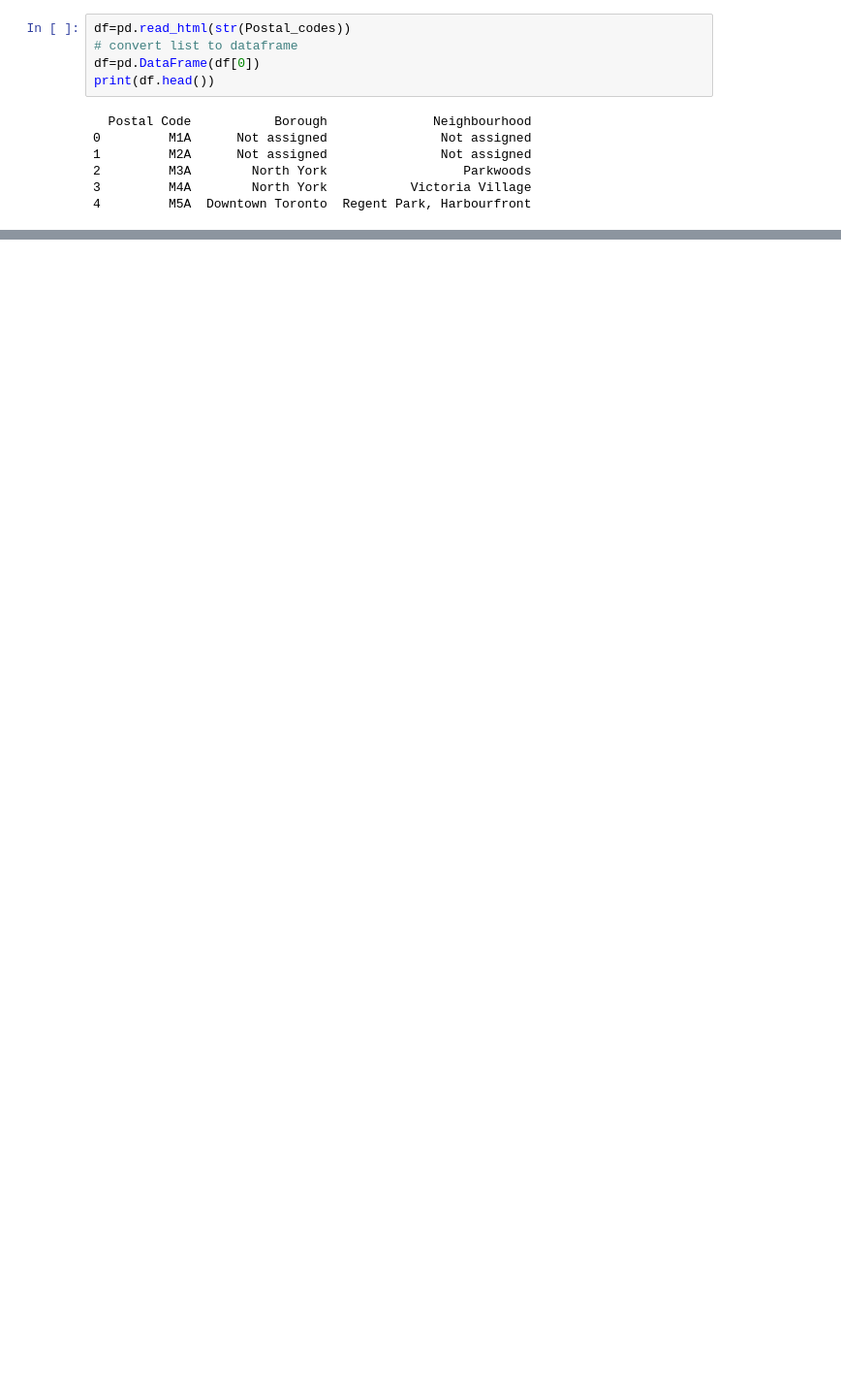
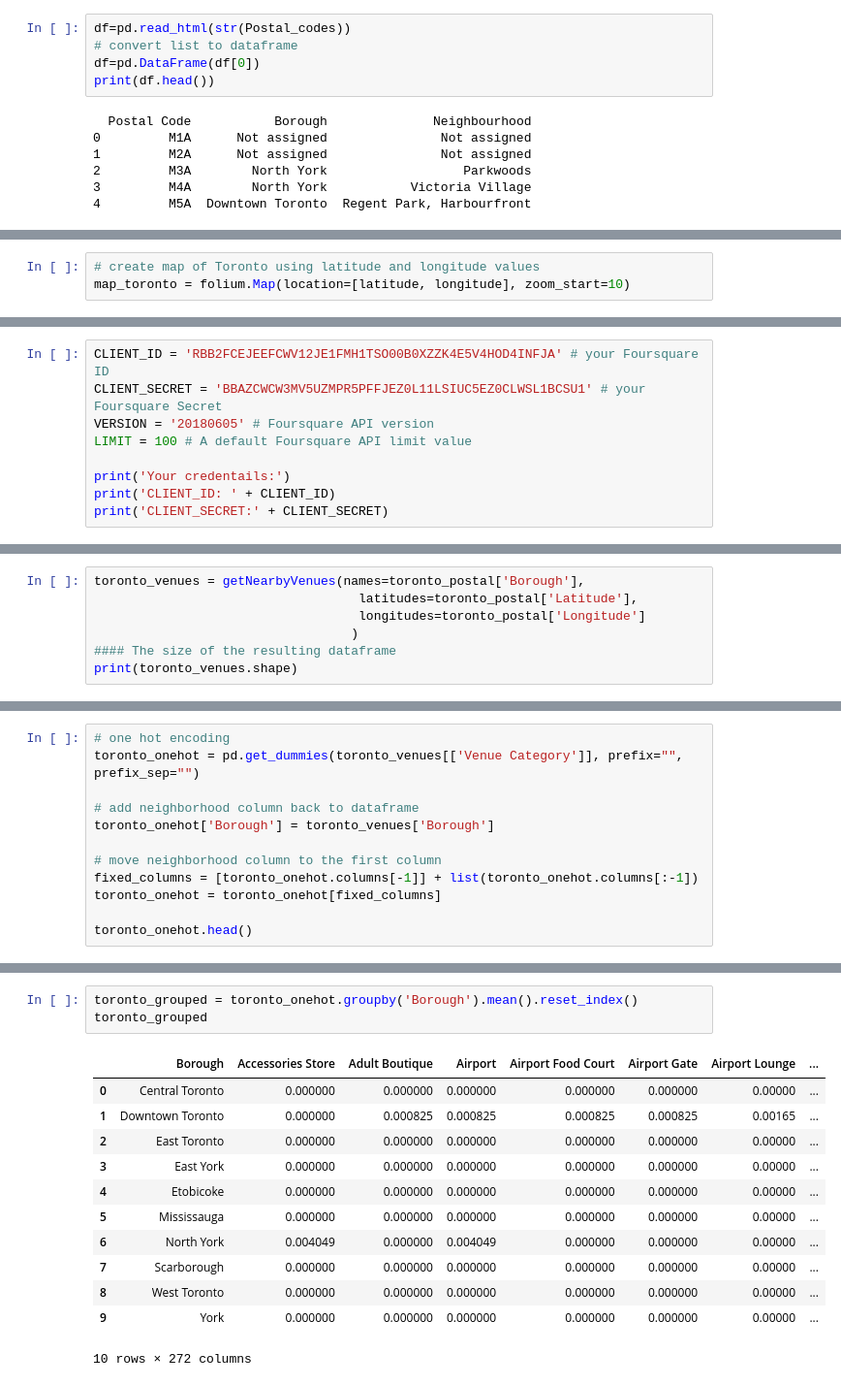
Before and after one commit to SangeethaChinnan/Coursera_Capstone, a Jupyter notebook: Segmenting and Clustering Neighborhoods in Toronto.ipynb, the cells around one changed output, grey strips where cells are left out. Shown: that part at 97% size. Cells and saved outputs as stored; diff of their text form; blank space fills up the shorter version.

```diff
--- a/Segmenting and Clustering Neighborhoods in Toronto.ipynb
+++ b/Segmenting and Clustering Neighborhoods in Toronto.ipynb
@@ -53,0 +189,3 @@ print(df.head())
+# %%
+# create map of Toronto using latitude and longitude values
+map_toronto = folium.Map(location=[latitude, longitude], zoom_start=10)
@@ -53,0 +215,9 @@ print(df.head())
+# %%
+CLIENT_ID = 'RBB2FCEJEEFCWV12JE1FMH1TSO00B0XZZK4E5V4HOD4INFJA' # your Foursquare ID
+CLIENT_SECRET = 'BBAZCWCW3MV5UZMPR5PFFJEZ0L11LSIUC5EZ0CLWSL1BCSU1' # your Foursquare Secret
+VERSION = '20180605' # Foursquare API version
+LIMIT = 100 # A default Foursquare API limit value
+
+print('Your credentails:')
+print('CLIENT_ID: ' + CLIENT_ID)
+print('CLIENT_SECRET:' + CLIENT_SECRET)
@@ -53,0 +289,7 @@ print(df.head())
+# %%
+toronto_venues = getNearbyVenues(names=toronto_postal['Borough'],
+                                   latitudes=toronto_postal['Latitude'],
+                                   longitudes=toronto_postal['Longitude']
+                                  )
+#### The size of the resulting dataframe
+print(toronto_venues.shape)
@@ -53,0 +342,12 @@ print(df.head())
+# %%
+# one hot encoding
+toronto_onehot = pd.get_dummies(toronto_venues[['Venue Category']], prefix="", prefix_sep="")
+
+# add neighborhood column back to dataframe
+toronto_onehot['Borough'] = toronto_venues['Borough']
+
+# move neighborhood column to the first column
+fixed_columns = [toronto_onehot.columns[-1]] + list(toronto_onehot.columns[:-1])
+toronto_onehot = toronto_onehot[fixed_columns]
+
+toronto_onehot.head()
@@ -53,0 +362,16 @@ print(df.head())
+# %%
+toronto_grouped = toronto_onehot.groupby('Borough').mean().reset_index()
+toronto_grouped
+# %% [output]
+|  | Borough | Accessories Store | Adult Boutique | Airport | Airport Food Court | Airport Gate | Airport Lounge | ... |
+| 0 | Central Toronto | 0.000000 | 0.000000 | 0.000000 | 0.000000 | 0.000000 | 0.00000 | ... |
+| 1 | Downtown Toronto | 0.000000 | 0.000825 | 0.000825 | 0.000825 | 0.000825 | 0.00165 | ... |
+| 2 | East Toronto | 0.000000 | 0.000000 | 0.000000 | 0.000000 | 0.000000 | 0.00000 | ... |
+| 3 | East York | 0.000000 | 0.000000 | 0.000000 | 0.000000 | 0.000000 | 0.00000 | ... |
+| 4 | Etobicoke | 0.000000 | 0.000000 | 0.000000 | 0.000000 | 0.000000 | 0.00000 | ... |
+| 5 | Mississauga | 0.000000 | 0.000000 | 0.000000 | 0.000000 | 0.000000 | 0.00000 | ... |
+| 6 | North York | 0.004049 | 0.000000 | 0.004049 | 0.000000 | 0.000000 | 0.00000 | ... |
+| 7 | Scarborough | 0.000000 | 0.000000 | 0.000000 | 0.000000 | 0.000000 | 0.00000 | ... |
+| 8 | West Toronto | 0.000000 | 0.000000 | 0.000000 | 0.000000 | 0.000000 | 0.00000 | ... |
+| 9 | York | 0.000000 | 0.000000 | 0.000000 | 0.000000 | 0.000000 | 0.00000 | ... |
+10 rows × 272 columns
```
Also changed, not shown: parts of 52 cells of this notebook.
